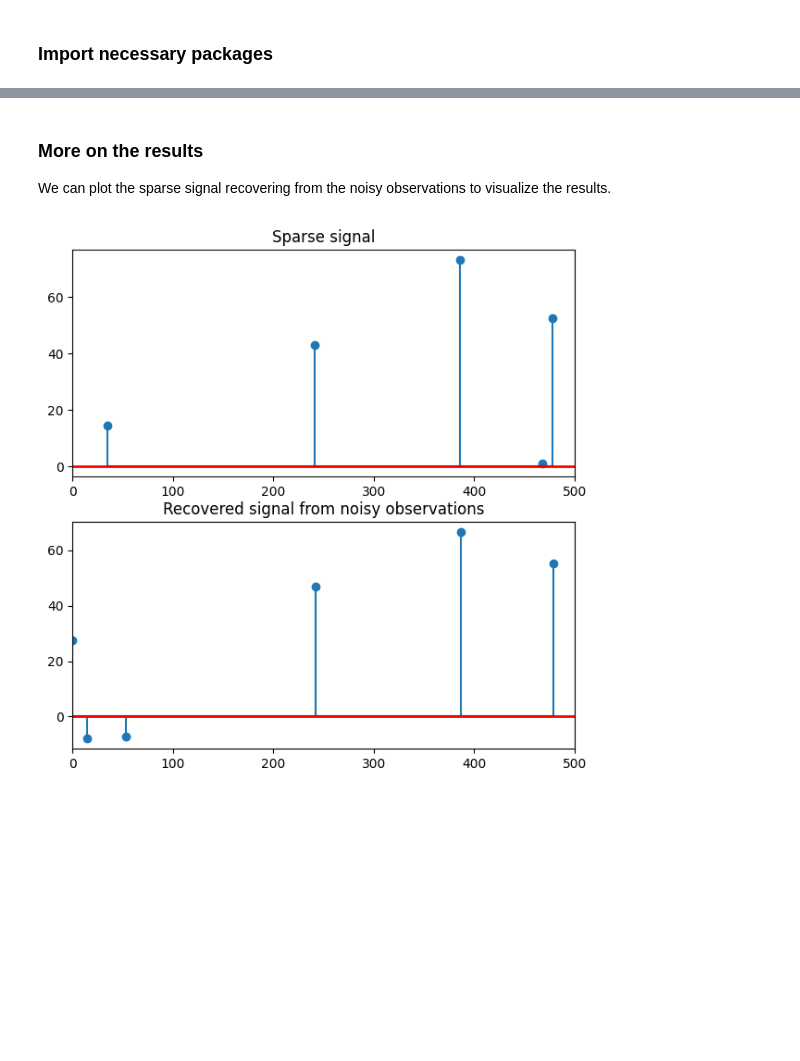
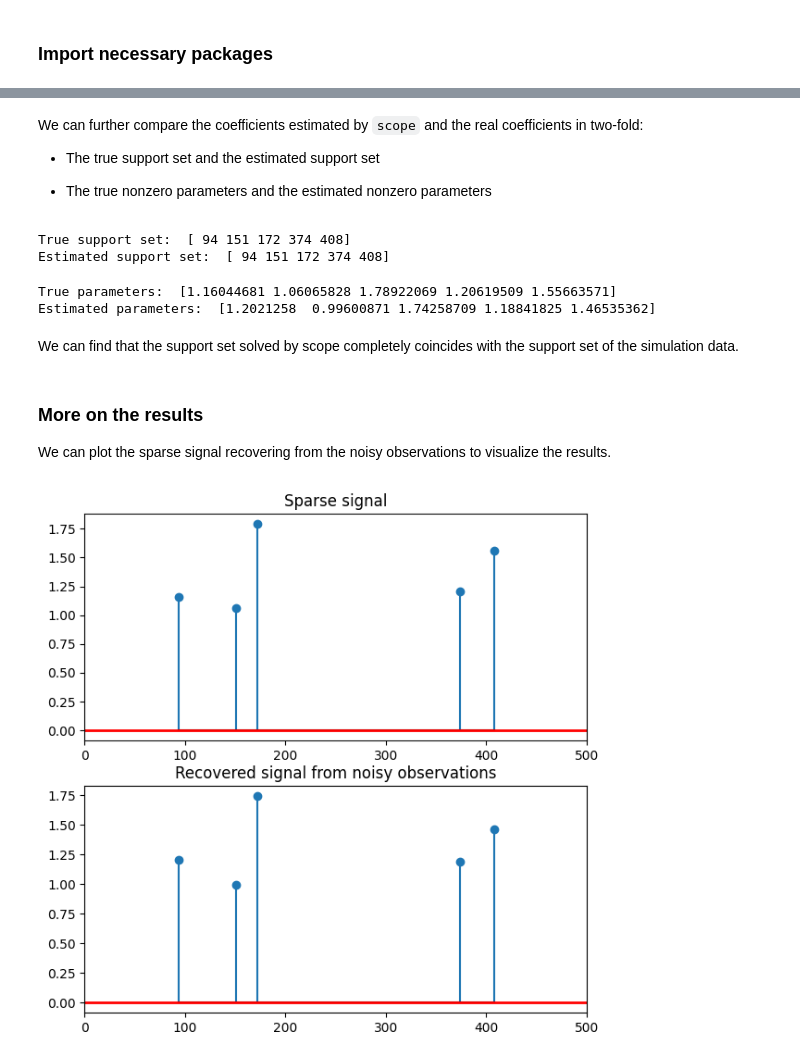
Before and after one commit to abess-team/skscope, a Jupyter notebook: docs/source/examples/Generalized Linear Models/gamma-regression.ipynb, the cells around one changed output, grey strips where cells are left out. Drawn from its saved outputs; the diff is of its cells as text; code cells hidden in the pictures; blank space fills up the shorter version.

Commit message:
add more description to GLM and solve the gamma problem

```diff
--- a/docs/source/examples/Generalized Linear Models/gamma-regression.ipynb
+++ b/docs/source/examples/Generalized Linear Models/gamma-regression.ipynb
@@ -43,8 +50,0 @@ np.random.seed(123)
-# %%
-n = 500
-p = 500
-s = 5
-data = make_glm_data(n=n, p=p, k=s, family="gamma")
-X = np.hstack((np.ones((n, 1)), data.x))
-y = data.y
-true_params = np.hstack(([0.0], data.coef_))
@@ -50,0 +98,8 @@ true_params = np.hstack(([0.0], data.coef_))
+# %%
+n = 500
+p = 500
+s = 5
+x, y, coef_ = make_gamma_data(n=n, p=p, k=s)
+
+print("The predictor variables of the first five samples:",'\n',x[:,:5])
+print("The first five noisy observations:", '\n', y[:5])
@@ -51 +119,4 @@ true_params = np.hstack(([0.0], data.coef_))
+# %%
+X = np.hstack((np.ones((n, 1)), x))
+true_params = np.hstack(([0.0], coef_))
 # %% [markdown]
@@ -88,29 +176,48 @@ Estimated loss value:  -2.2741227
+# %% [markdown]
+We can further compare the coefficients estimated by `scope` and the real coefficients in two-fold:
+
+* The true support set and the estimated support set
+
+* The true nonzero parameters and the estimated nonzero parameters
+# %%
+true_support_set =  np.nonzero(true_params)[0]
+estimated_support_set =  (solver.support_set)[1:]
+
+print("True support set: ", true_support_set)
+print("Estimated support set: ", estimated_support_set)
+# %% [output]
+True support set:  [ 94 151 172 374 408]
+Estimated support set:  [ 94 151 172 374 408]
+# %%
+print("True parameters: ", true_params[true_support_set])
+print("Estimated parameters: ", solver.params[estimated_support_set])
+# %% [output]
+True parameters:  [1.16044681 1.06065828 1.78922069 1.20619509 1.55663571]
+Estimated parameters:  [1.2021258  0.99600871 1.74258709 1.18841825 1.46535362]
+# %% [markdown]
+We can find that the support set solved by scope completely coincides with the support set of the simulation data.
 # %% [markdown]
 ### More on the results
 
 We can plot the sparse signal recovering from the noisy observations to visualize the results.
 # %%
 import matplotlib.pyplot as plt
-(inx_true,) =  data.coef_.nonzero()
-(inx_est,) =  solver.params.nonzero()
 
 # plot the sparse signal
 plt.figure(figsize=(7, 7))
 plt.subplot(2, 1, 1)
-plt.stem(inx_true, data.coef_[inx_true], markerfmt='o', basefmt='k-')
+plt.stem(true_support_set, true_params[true_support_set], markerfmt='o', basefmt='k-')
 plt.plot([0, 500], [0, 0], 'r-', lw=2)
 plt.xlim(0, 500)
 plt.title("Sparse signal")
-#plt.plot(inx_true, true_params[inx_true], drawstyle='steps-post')
 
 # plot the noisy reconstruction
 plt.subplot(2, 1, 2)
-plt.stem(inx_est, solver.params[inx_est], markerfmt='o', basefmt='k-')
+plt.stem(estimated_support_set, solver.params[estimated_support_set], markerfmt='o', basefmt='k-')
 plt.plot([0, 500], [0, 0], 'r-', lw=2)
 plt.xlim(0, 500)
 plt.title("Recovered signal from noisy observations")
-#plt.plot(inx_est, solver.params[inx_est], drawstyle='steps-post')
 
 plt.show()
 # %% [output]
-[figure, old version]
+[figure, new version]
```
Also changed, not shown: parts of 19 cells of this notebook, 4 other files.
